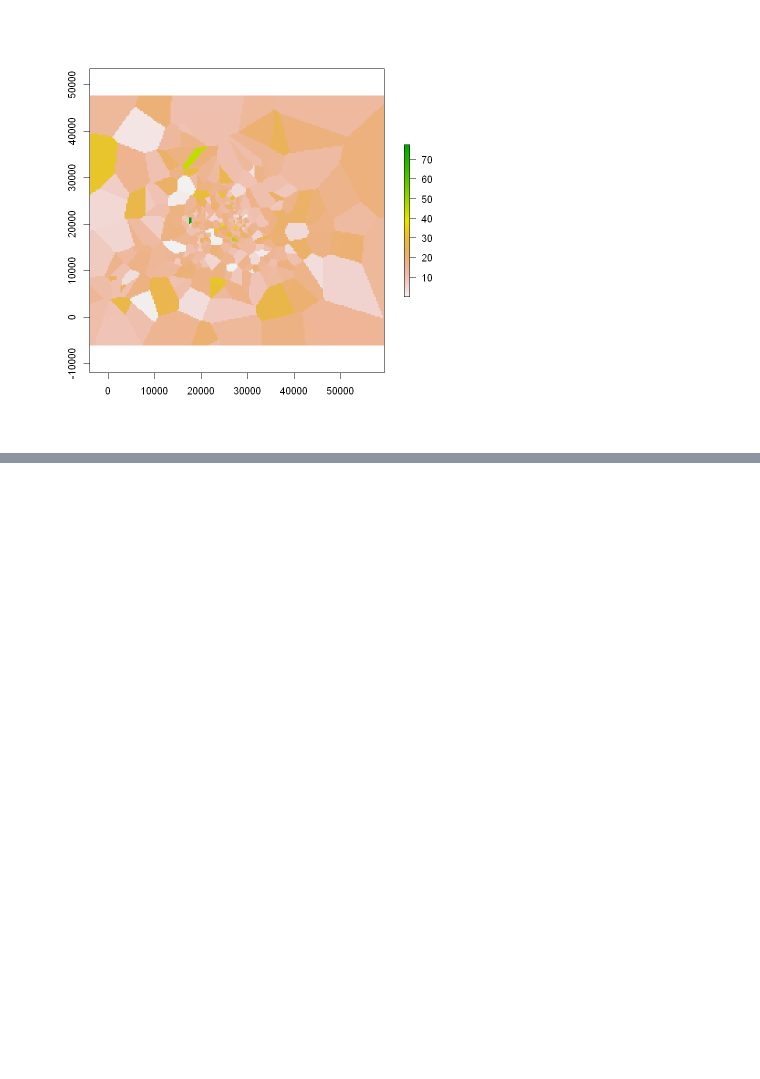
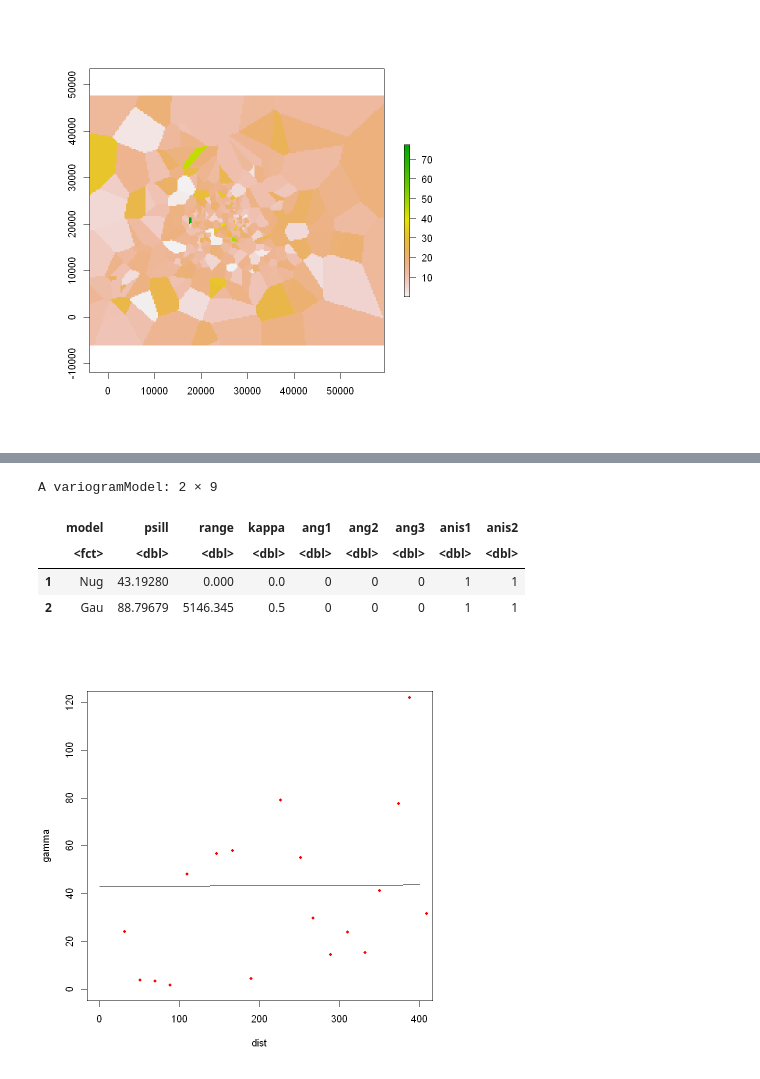
Before and after one commit to M20190649/master-thesis-code, a Jupyter notebook: airdata/r-analysis.ipynb, the cells around one changed output, grey strips where cells are left out. Drawn from its saved outputs; the diff is of its cells as text; code cells hidden in the pictures; blank space fills up the shorter version.

```diff
--- a/airdata/r-analysis.ipynb
+++ b/airdata/r-analysis.ipynb
@@ -110,0 +165,9 @@ plot(vr)
+# %%
+fve <- fit.variogram(vario, vgm(100, "Gau", 1000, 10))
+fve
+##   model    psill    range
+## 1   Nug 21.96600  0.00000
+## 2   Exp 85.52957 72.31404
+plot(variogramLine(fve, 400), type='l', ylim=c(0,120))
+points(vario[,2:3], pch=20, col='red')
+# %% [output]
@@ -110,0 +176,6 @@ plot(vr)
+A variogramModel: 2 × 9
+|  | model | psill | range | kappa | ang1 | ang2 | ang3 | anis1 | anis2 |
+|  | <fct> | <dbl> | <dbl> | <dbl> | <dbl> | <dbl> | <dbl> | <dbl> | <dbl> |
+| 1 | Nug | 43.19280 | 0.000 | 0.0 | 0 | 0 | 0 | 1 | 1 |
+| 2 | Gau | 88.79679 | 5146.345 | 0.5 | 0 | 0 | 0 | 1 | 1 |
+[figure, added]
```
Also changed, not shown: parts of 7 cells of this notebook.
